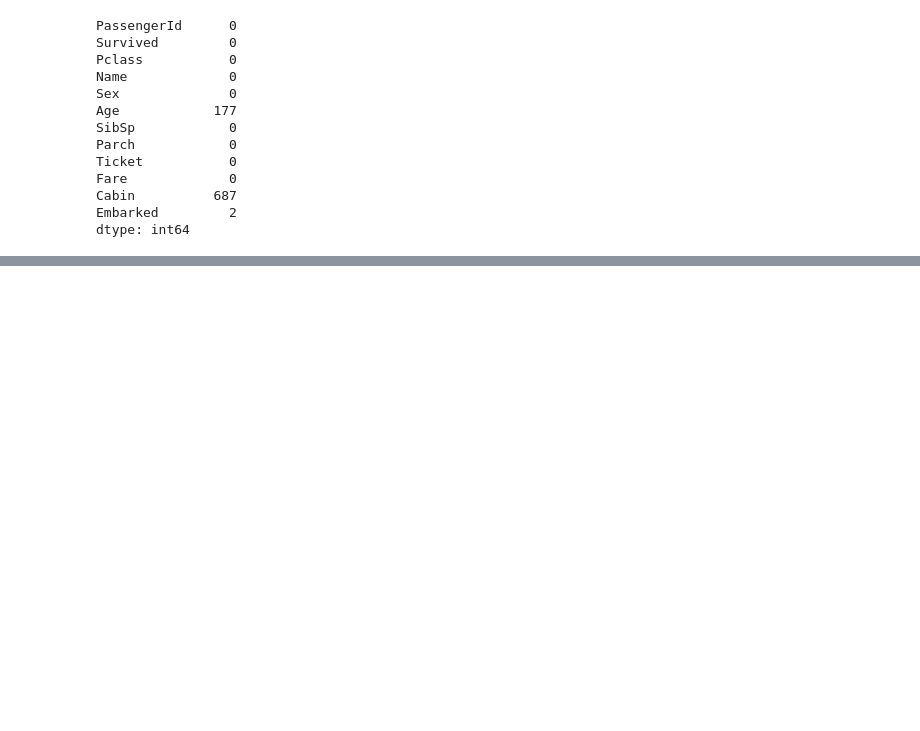
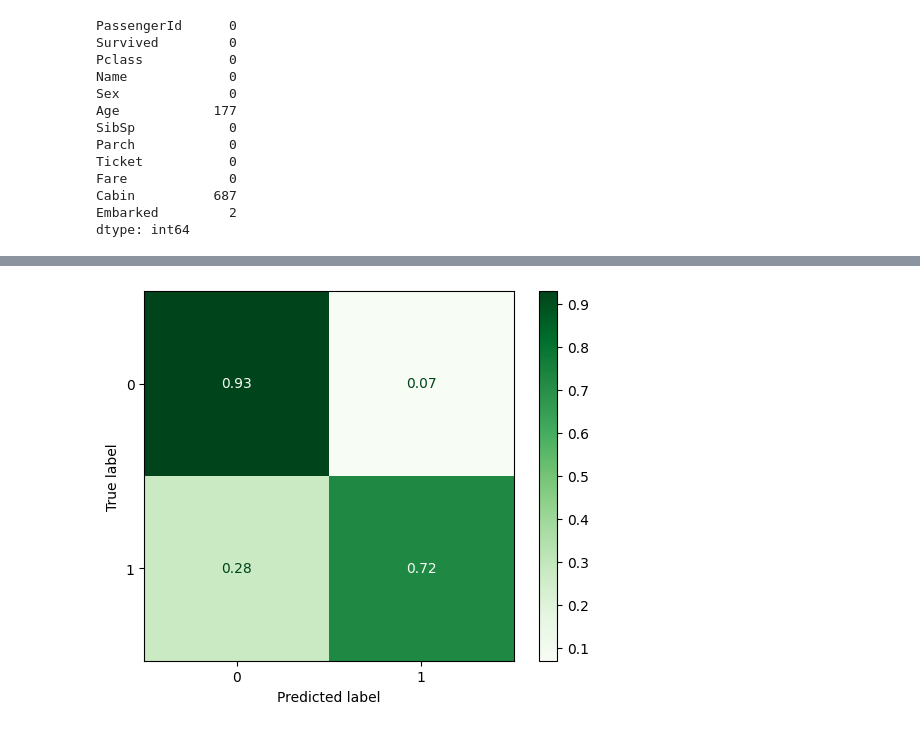
Before and after one commit to QuaSiMoDooooo/ML, a Jupyter notebook: methods/supervised/classification/RandomForest/01_RandomForest.ipynb, the cells around one changed output, grey strips where cells are left out. Saved outputs shown, nothing was run; the diff lists cells and outputs as text; code cells hidden in the pictures; blank space fills up the shorter version.

Commit message:
RandomForest

```diff
--- a/methods/supervised/classification/RandomForest/01_RandomForest.ipynb
+++ b/methods/supervised/classification/RandomForest/01_RandomForest.ipynb
@@ -170,0 +363,6 @@ print("交叉验证结果:\n", es_gscv.cv_results_)
+# %%
+# 筛选特征值和目标值
+x = titanic[['Pclass','Age','Sex','Fare','Embarked','family_size','is_alone','title']]
+y = titanic['Survived']
+# %%
+X_train, X_test, y_train, y_test = train_test_split(x, y, test_size=0.2, random_state=123)
@@ -170,0 +376,17 @@ print("交叉验证结果:\n", es_gscv.cv_results_)
+# %%
+num_transformer_dist = {'preprocessor__num__imputer__n_neighbors': list(range(2, 15)),
+                        'preprocessor__num__imputer__add_indicator': [True, False]}
+
+cat_transformer_dist = {'preprocessor__cat__imputer__strategy': ['most_frequent', 'constant'],
+                        'preprocessor__cat__imputer__add_indicator': [True, False],
+                        'preprocessor__cat__pca__n_components': list(range(2, 15))}
+
+random_forest_dist = {'classifier__n_estimators': list(range(50, 500)),
+                      'classifier__max_depth': list(range(2, 20)),
+                      'classifier__bootstrap': [True, False]}
+
+param_dist = {**num_transformer_dist, **cat_transformer_dist, **random_forest_dist}
+
+random_search = RandomizedSearchCV(clf,
+                                   param_distributions=param_dist,
+                                   n_iter=100)
@@ -170,0 +409,2 @@ print("交叉验证结果:\n", es_gscv.cv_results_)
+# %%
+random_search.fit(X_train, y_train)
@@ -170,0 +461,7 @@ print("交叉验证结果:\n", es_gscv.cv_results_)
+# %%
+from sklearn.metrics import ConfusionMatrixDisplay
+
+ConfusionMatrixDisplay.from_estimator(random_search, X_test, y_test, cmap=plt.cm.Greens, normalize='true')
+plt.show() ## 混淆矩阵
+# %% [output]
+[figure, added]
```
Also changed, not shown: parts of 50 cells of this notebook.
